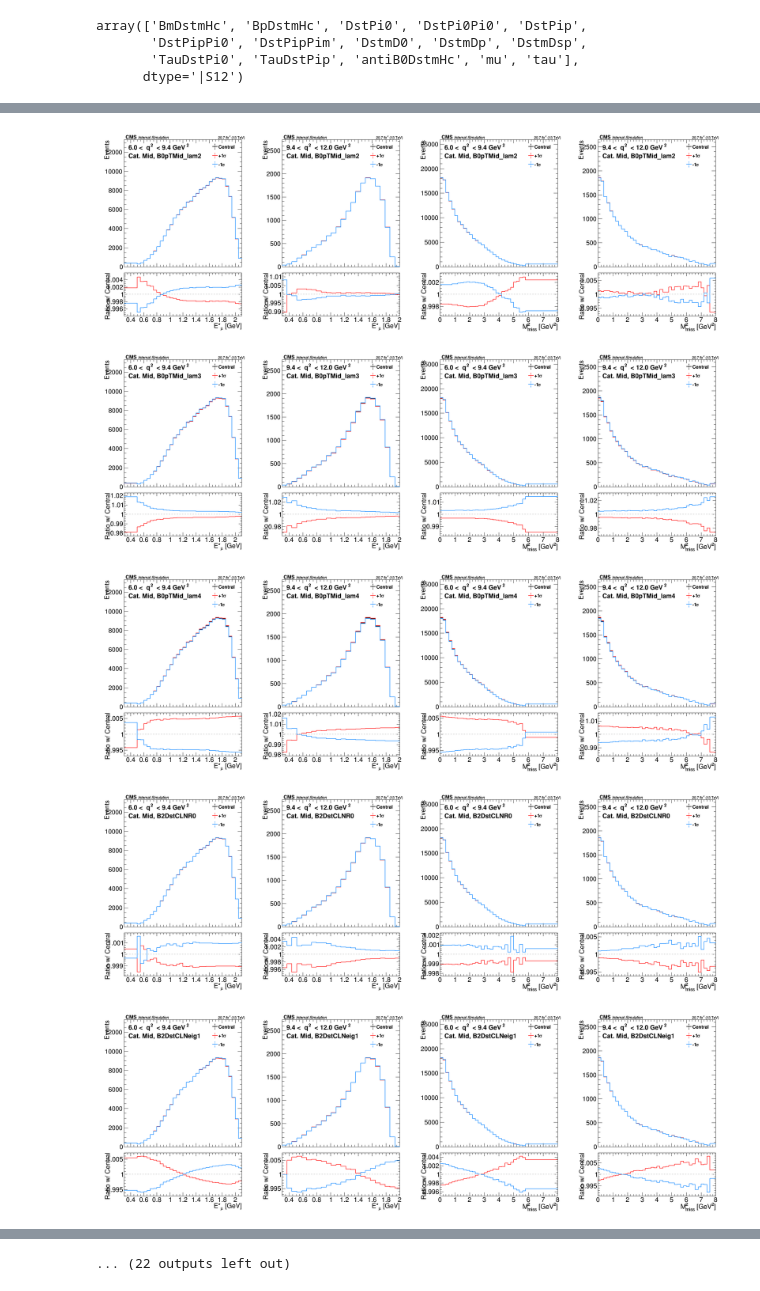
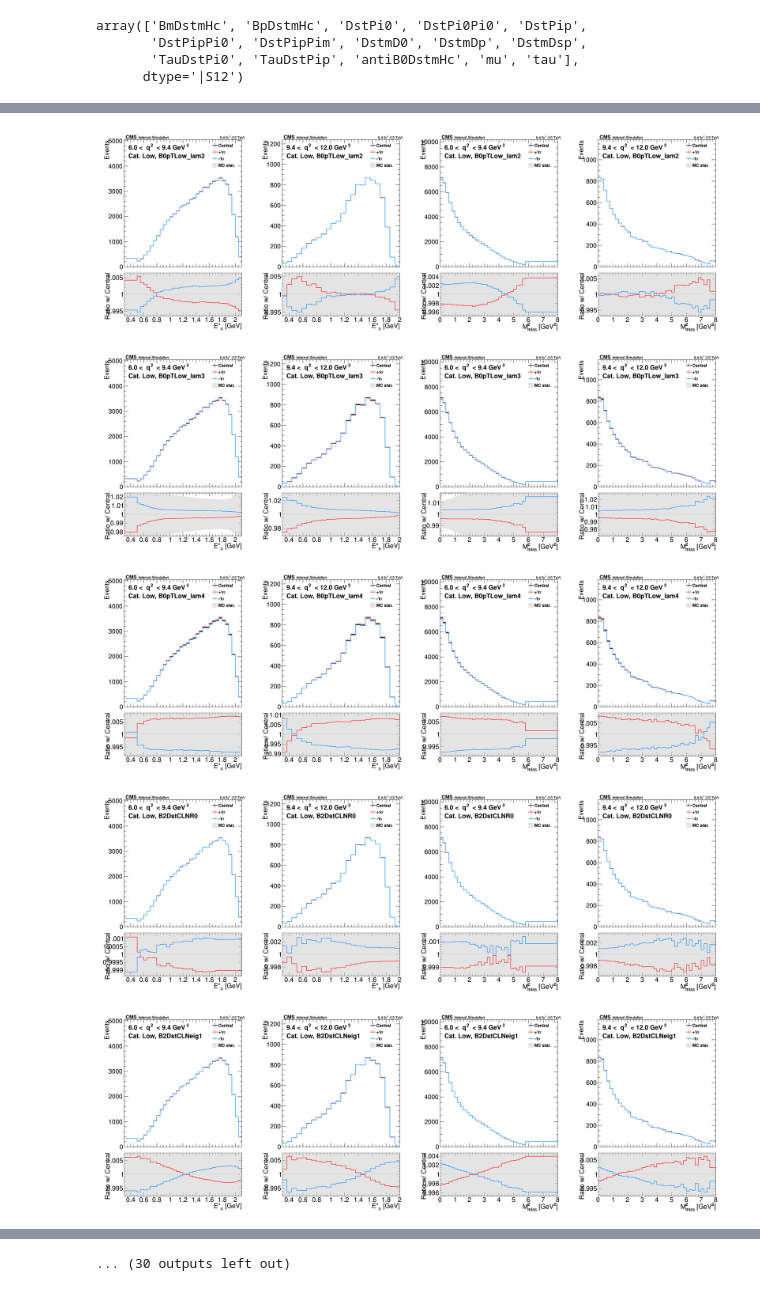
Before and after one commit to ocerri/BPH_RD_Analysis, a Jupyter notebook: plot_scripts/ShapeUncertaintiesPlot.ipynb, the cells around one changed output, grey strips where cells are left out. Saved outputs shown, nothing was run; the diff lists cells and outputs as text; code cells hidden in the pictures.

```diff
--- a/plot_scripts/ShapeUncertaintiesPlot.ipynb
+++ b/plot_scripts/ShapeUncertaintiesPlot.ipynb
@@ -25,8 +25,8 @@ Welcome to JupyROOT 6.12/07
 rt.gErrorIgnoreLevel = rt.kError
 rt.RooMsgService.instance().setGlobalKillBelow(rt.RooFit.ERROR)
 # %%
-category = 'mid'
-card_name = 'v4'+category+'_CLN_freeMuBr'
+category = 'low'
+card_name = 'test'+category+'_CLN'
 # %%
 histosLoc = '../data/_root/histos4combine/{}_{}_q2bin{}.root'
 fileH = {}
@@ -148,6 +151,41 @@ for var in variationsList:
                             label = var+kk,
                             ratio_bounds='auto')
 
+        # Drowing MC uncertianty
+        h_tot = hCentral[kk]
+        g_up = rt.TGraph()
+        g_up.SetPoint(0, h_tot.GetBinCenter(1)-0.5*h_tot.GetBinWidth(1), 1)
+        g_down = rt.TGraph()
+        g_down.SetPoint(0, h_tot.GetBinCenter(1)-0.5*h_tot.GetBinWidth(1), 1)
+        for i in range(1, h_tot.GetNbinsX()+1):
+            x_low = h_tot.GetBinCenter(i) - 0.5*h_tot.GetBinWidth(i)
+            x_up = h_tot.GetBinCenter(i) + 0.5*h_tot.GetBinWidth(i)
+            c_MC = h_tot.GetBinContent(i)
+            e_MC = h_tot.GetBinError(i)
+            y_up = (c_MC+e_MC)/c_MC
+            y_down = (c_MC-e_MC)/c_MC
+            g_up.SetPoint(2*i-1, x_low, y_up)
+            g_up.SetPoint(2*i, x_up, y_up)
+            g_down.SetPoint(2*i-1, x_low, y_down)
+            g_down.SetPoint(2*i, x_up, y_down)
+        g_up.SetPoint(2*i+1, x_up, 1)
+        g_down.SetPoint(2*i+1, x_up, 1)
+        g_up.SetFillColorAlpha(rt.kGray, 0.5)
+        g_up.SetFillStyle(1)
+        g_down.SetFillColorAlpha(rt.kGray, 0.5)
+        g_down.SetFillStyle(1)
+        g_up.SetLineWidth(0)
+        c.leg.AddEntry(g_up, 'MC stat.', 'f')
+        c.statMCratio = [g_up, g_down]
+
+        c.cd(2)
+        g_up.Draw('F')
+        g_down.Draw('F')
+        c.ln.DrawLine(h.GetXaxis().GetXmin(), 1, h.GetXaxis().GetXmax(), 1)
+        for h in c.hratio_list:
+            h.Draw('same')
+
+
         #DEBUG#############
 #         print var, kk
 #         for i in range(1, hUp[kk].GetNbinsX()+1):
@@ -177,5 +215,5 @@ for var in variationsList:
-[figure, old version]
+[figure, new version]
-[figure, old version]
+[figure, new version]
-[figure, old version]
+[figure, new version]
-[figure, old version]
+[figure, new version]
-[figure, old version]
+[figure, new version]
@@ -188 +226 @@ for var in variationsList:
-... (22 outputs left out)
+... (30 outputs left out)
```
Also changed, not shown: parts of 2 cells of this notebook, 22 other files.
